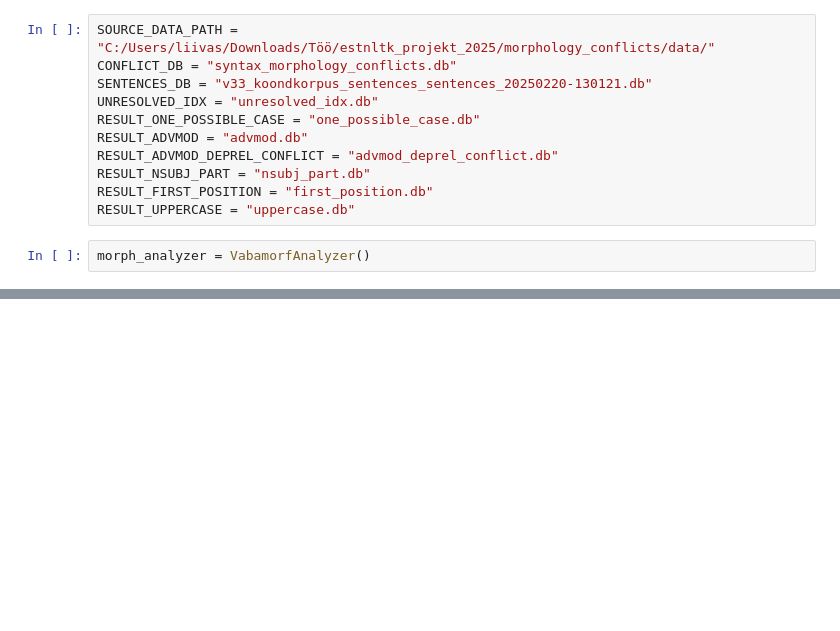
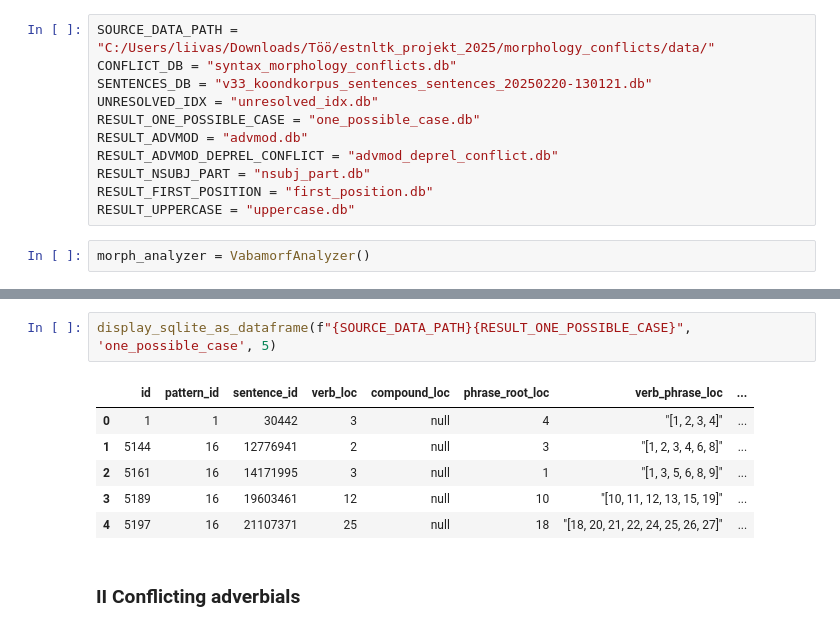
Before and after one commit to estnltk/syntax_experiments, a Jupyter notebook: workflows/004_analysis_of_known_verb_rection_patterns/005_categorizing_syntax_morphology_conflicts/konfliktid_kategooriatesse.ipynb, the cells around one changed output, grey strips where cells are left out. Saved outputs shown, nothing was run; the diff lists cells and outputs as text; blank space fills up the shorter version.

```diff
--- a/workflows/004_analysis_of_known_verb_rection_patterns/005_categorizing_syntax_morphology_conflicts/konfliktid_kategooriatesse.ipynb
+++ b/workflows/004_analysis_of_known_verb_rection_patterns/005_categorizing_syntax_morphology_conflicts/konfliktid_kategooriatesse.ipynb
@@ -172,3 +195,14 @@ OperationalError: user-defined function raised exception
+# %%
+display_sqlite_as_dataframe(f"{SOURCE_DATA_PATH}{RESULT_ONE_POSSIBLE_CASE}", 'one_possible_case', 5)
+# %% [output]
+|  | id | pattern_id | sentence_id | verb_loc | compound_loc | phrase_root_loc | verb_phrase_loc | ... |
+| 0 | 1 | 1 | 30442 | 3 | null | 4 | "[1, 2, 3, 4]" | ... |
+| 1 | 5144 | 16 | 12776941 | 2 | null | 3 | "[1, 2, 3, 4, 6, 8]" | ... |
+| 2 | 5161 | 16 | 14171995 | 3 | null | 1 | "[1, 3, 5, 6, 8, 9]" | ... |
+| 3 | 5189 | 16 | 19603461 | 12 | null | 10 | "[10, 11, 12, 13, 15, 19]" | ... |
+| 4 | 5197 | 16 | 21107371 | 25 | null | 18 | "[18, 20, 21, 22, 24, 25, 26, 27]" | ... |
+# %% [markdown]
+### II Conflicting adverbials
 # %%
 # Teiseks juhud, kus deprel on advmod/advcl
 con = sqlite3.connect(f"{SOURCE_DATA_PATH}{CONFLICT_DB}")
```
Also changed, not shown: parts of 21 cells of this notebook.
